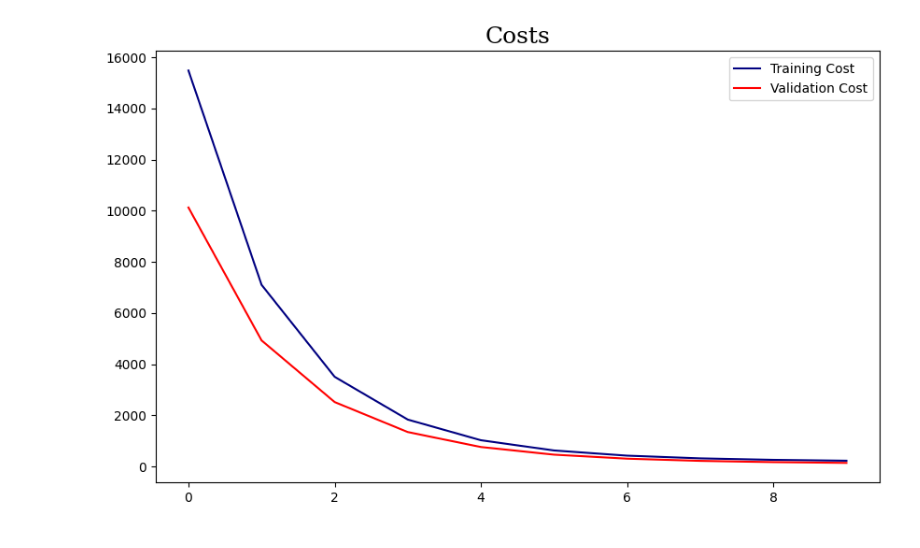
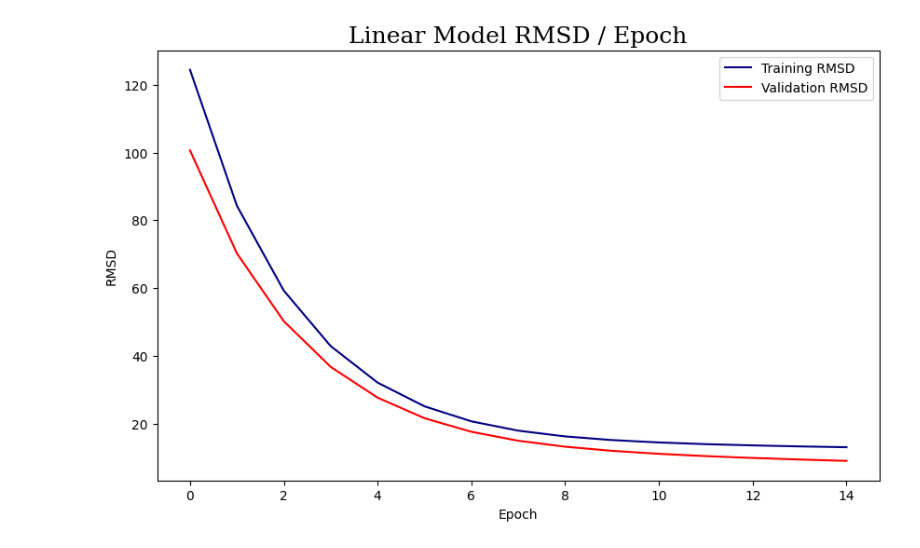
Before and after one commit to R-m1n/SBU, a Jupyter notebook: Machine Learning/assignment-b.ipynb, the cells around one changed output. Cells and saved outputs as stored; diff of their text form; code cells hidden in the pictures.

```diff
--- a/Machine Learning/assignment-b.ipynb
+++ b/Machine Learning/assignment-b.ipynb
@@ -32,22 +133,0 @@ data.head(10)
-# %%
-class DataLoader():
-    def __init__(self, data: pd.DataFrame, split=0.8):
-        self.data_size = len(data)
-
-        self.train_size = int(self.data_size * split)
-        self.val_size = self.data_size - self.train_size
-
-        train_data = data[:self.train_size]
-        val_data = data[self.train_size:]
-
-        self.input_train = np.array(train_data.drop(data.columns[-1], axis=1))
-        self.target_train = np.array(train_data[data.columns[-1]])
-
-        self.input_val = np.array(val_data.drop(data.columns[-1], axis=1))
-        self.target_val = np.array(val_data[data.columns[-1]])
-
-    def get_training(self):
-        return self.input_train, self.target_train
-
-    def get_validation(self):
-        return self.input_val, self.target_val
@@ -117,0 +134,7 @@ class LinearRegression():
+# %%
+scaler = Scaler()
+scaler.standardize(data, exclude=["Sales"])
+
+data_loader = DataLoader(data, "Sales")
+
+data.head(10)
@@ -118,18 +153,19 @@ class LinearRegression():
 # %%
-data_loader = DataLoader(data)
+linear = LinearRegression()
 
-model = LinearRegression()
-
-train_cost, val_cost = model.train(data_loader, 10, 0.0001)
+train_cost, val_cost = linear.train(data_loader, 15, 0.0001)
 # %%
 plt.figure(figsize=(10, 6))
 
-plt.plot(train_cost, color="navy", label="Training Cost")
-plt.plot(val_cost, color="red", label="Validation Cost")
+plt.plot(train_cost, color="navy", label="Training RMSD")
+plt.plot(val_cost, color="red", label="Validation RMSD")
 
-plt.title("Costs", size=18, family="serif")
+plt.xlabel("Epoch")
+plt.ylabel("RMSD")
+
+plt.title("Linear Model RMSD / Epoch", size=18, family="serif")
 plt.legend(loc="upper right")
 
 plt.show()
 # %% [output]
-[figure, old version]
+[figure, new version]
```
Also changed, not shown: parts of 8 cells of this notebook.
